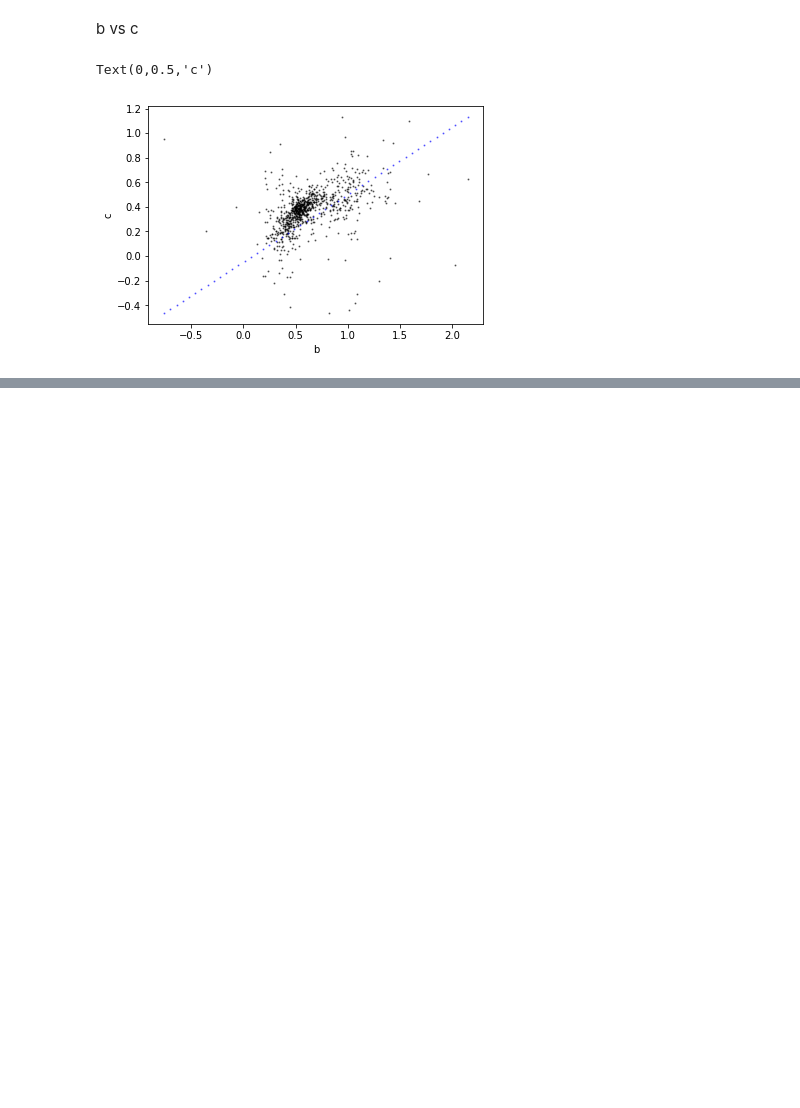
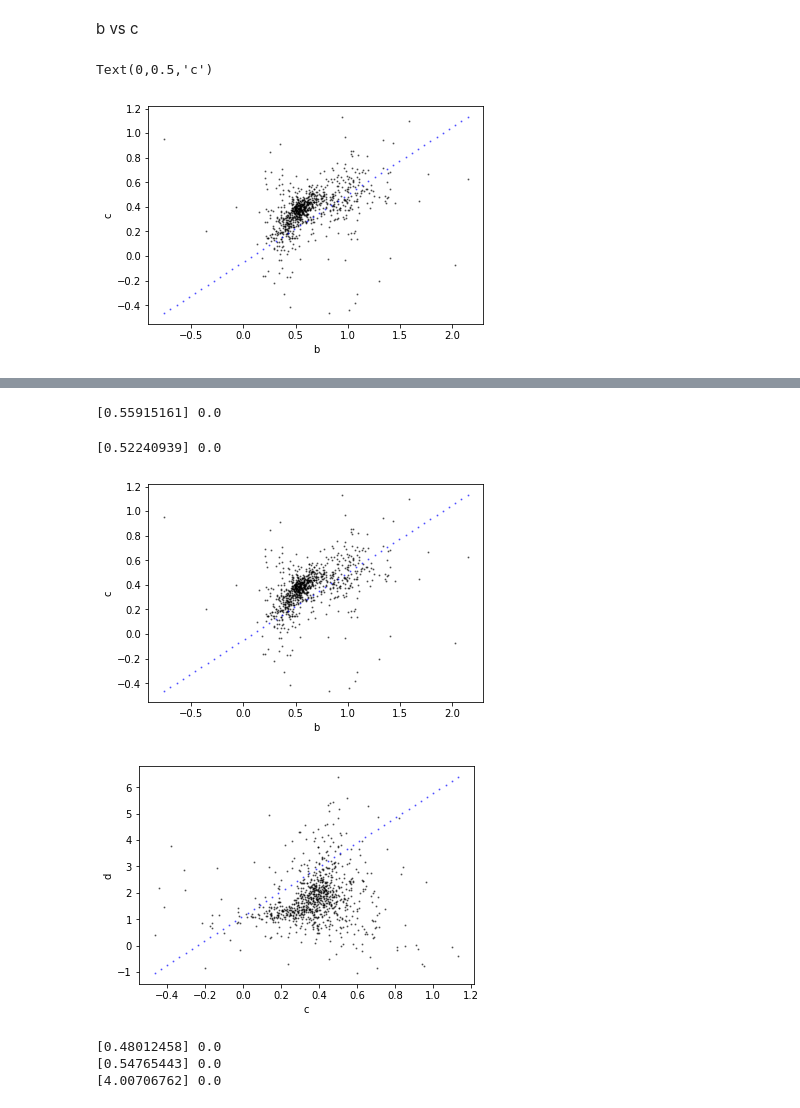
Before and after one commit to marin-hyatt/redshift_data_project, a Jupyter notebook: Marin Hyatt Improved Machine Learning -- Magnitude Differences.ipynb, the cells around one changed output, grey strips where cells are left out. Drawn from its saved outputs; the diff is of its cells as text; code cells hidden in the pictures; blank space fills up the shorter version.

```diff
--- a/Marin Hyatt Improved Machine Learning -- Magnitude Differences.ipynb
+++ b/Marin Hyatt Improved Machine Learning -- Magnitude Differences.ipynb
@@ -504,0 +519,32 @@ Text(0,0.5,'c')
+# %%
+m = reg.fit(x_for_plotting(x, 'a').reshape(-1,1), x_for_plotting(x, 'b'))
+print(m.coef_, m.intercept_)
+# %% [output]
+[0.55915161] 0.0
+# %%
+m = reg.fit(x_for_plotting(x, 'b').reshape(-1,1), x_for_plotting(x, 'c'))
+print(m.coef_, m.intercept_)
+# %% [output]
+[0.52240939] 0.0
+# %%
+for i in range(len(ls[1:-1])):
+    name = ls[1:][i]
+    name_2 = ls[1:][i+1]
+    plt.scatter(x[name], x[name_2], color='black', s=1, alpha=0.5)
+    plt.scatter(x_for_plotting(x, name), x_for_plotting(x, name_2), color='blue', s=1, alpha=0.5)
+    plt.xlabel(name)
+    plt.ylabel(name_2)
+    plt.show()
+# %% [output]
+[figure, added]
+[figure, added]
+# %%
+for i in range(len(ls[:-1])):
+    name = ls[i]
+    name_2 = ls[i+1]
+    comparing_values = reg.fit(x[name].reshape(-1,1), x[name_2])
+    print(comparing_values.coef_, comparing_values.intercept_)
+# %% [output]
+[0.48012458] 0.0
+[0.54765443] 0.0
+[4.00706762] 0.0
```
Also changed, not shown: parts of 3 cells of this notebook.
